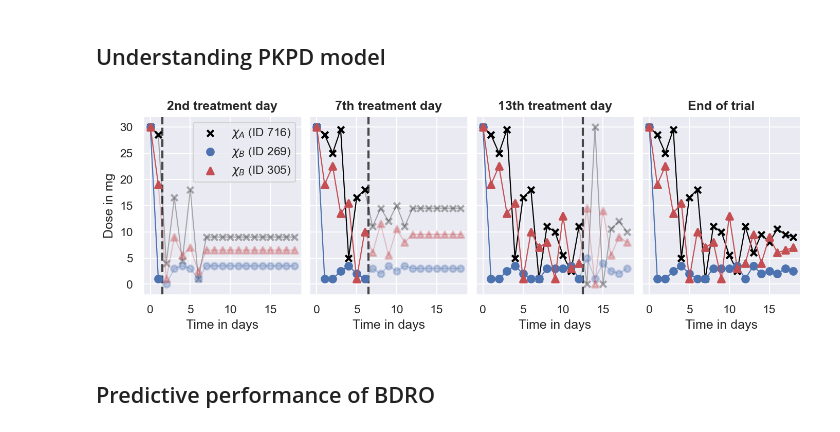
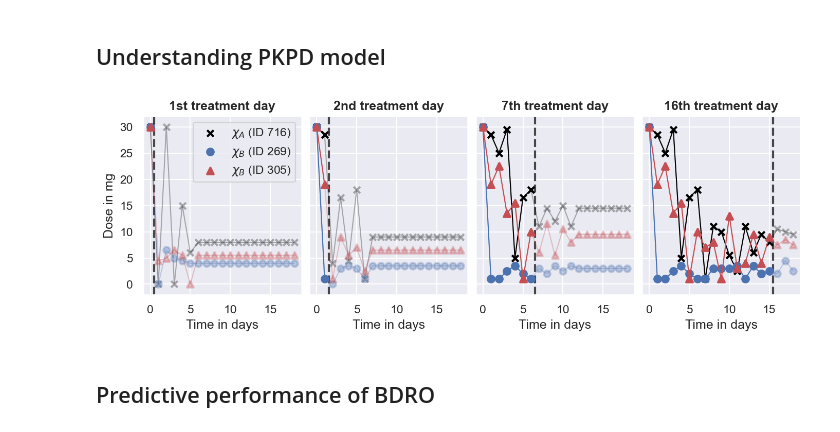
Before and after one commit to DavAug/mipd-warfarin, a Jupyter notebook: results/1_systems_pharmacology_model/results.ipynb, the cells around one changed output. Saved outputs shown, nothing was run; the diff lists cells and outputs as text; code cells hidden in the pictures.

```diff
--- a/results/1_systems_pharmacology_model/results.ipynb
+++ b/results/1_systems_pharmacology_model/results.ipynb
@@ -1302,7 +1302,7 @@ ids[0] = df_demo[
     & (df_demo.VKORC1 == 0)
 ].ID.values[2] - 1
 
-n_data = [2, 7, 13, 19]
+n_data = [1, 2, 7, 16]
 n = len(n_data)
 nids = len(ids)
 days = 19
@@ -1385,44 +1385,43 @@ for idn, n in enumerate(n_data):
         color=sns.color_palette()[3], linewidths=2, alpha=alpha, zorder=10,
         label=r'$\chi _B$ ' + f'(ID {ids[2]})')
 
-    if idn < 3:
-        axes[idn].axvline(
-            times[:n][-1]+0.5, linestyle='--', color='black',
-            linewidth=2, alpha=0.7)
+    axes[idn].axvline(
+        times[:n][-1]+0.5, linestyle='--', color='black',
+        linewidth=2, alpha=0.7)
 
 axes[0].legend()
 
 axes[0].set_ylim([-2, 32])
 axes[1].set_ylim([-2, 32])
 axes[1].set_yticklabels([], visible=False)
 axes[2].set_ylim([-2, 32])
 axes[2].set_yticklabels([], visible=False)
 axes[3].set_ylim([-2, 32])
 axes[3].set_yticklabels([], visible=False)
 
 axes[0].set_ylabel('Dose in mg')
 axes[0].set_xlabel('Time in days')
 axes[1].set_xlabel('Time in days')
 axes[2].set_xlabel('Time in days')
 axes[3].set_xlabel('Time in days')
 
 axes[0].set_title(
+    '1st treatment day', fontweight='bold')
+axes[1].set_title(
     '2nd treatment day', fontweight='bold')
-axes[1].set_title(
+axes[2].set_title(
     '7th treatment day', fontweight='bold')
-axes[2].set_title(
-    '13th treatment day', fontweight='bold')
 axes[3].set_title(
-    'End of trial', fontweight='bold')
+    '16th treatment day', fontweight='bold')
 
 plt.savefig('12_pkpd_model_dosing_strategy.pdf',
     bbox_inches='tight')
 plt.savefig('12_pkpd_model_dosing_strategy.tif',
     bbox_inches='tight')
 
 plt.show()
 # %% [output]
-[figure, old version]
+[figure, new version]
 # %% [markdown]
 ## Predictive performance of BDRO
 # %%
```
Also changed, not shown: 2 other files.
